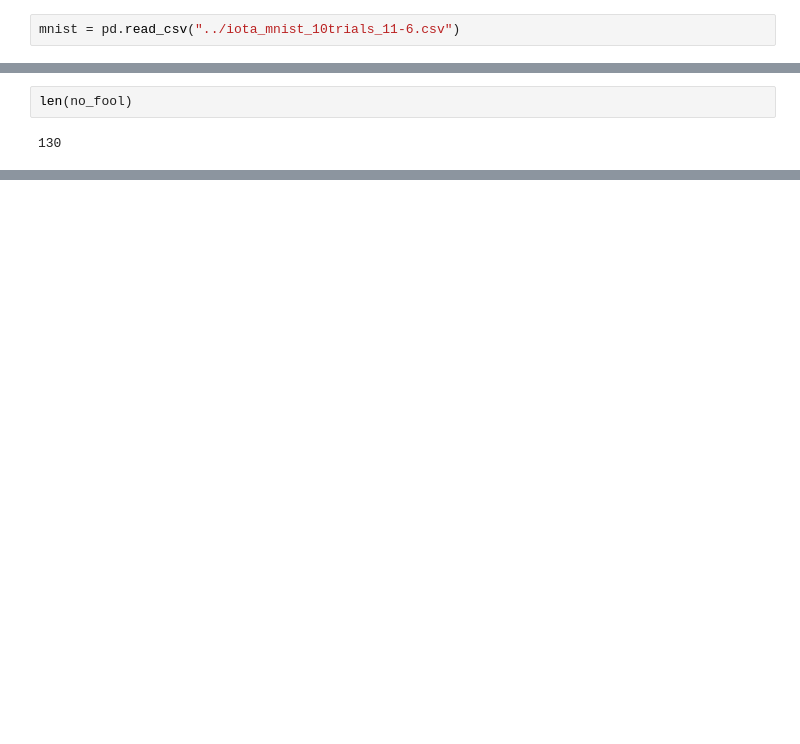
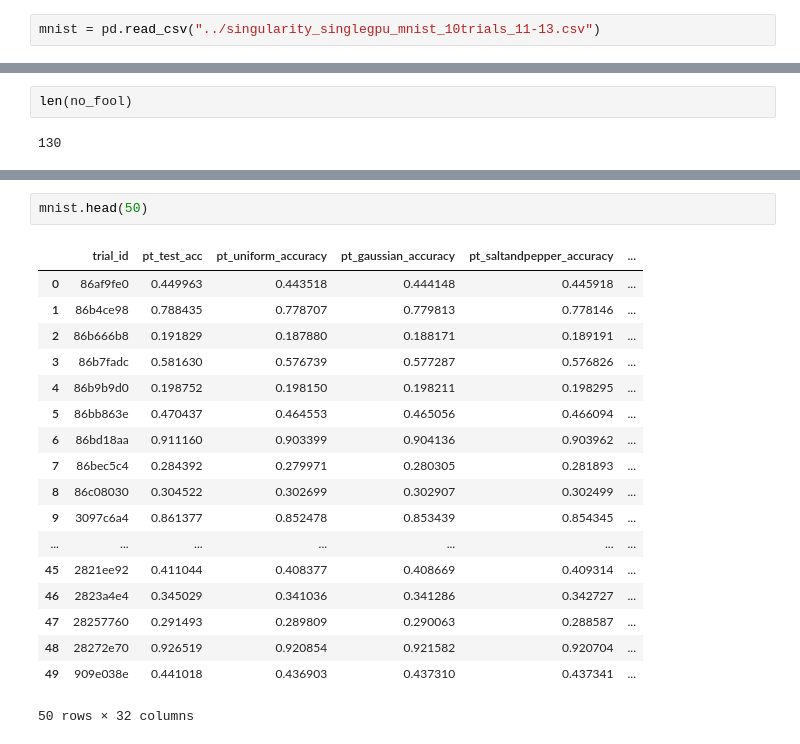
Before and after one commit to maxzvyagin/hyper_resilient_experiments, a Jupyter notebook: analysis/nofool_comp.ipynb, the cells around one changed output, grey strips where cells are left out. Cells and saved outputs as stored; diff of their text form; blank space fills up the shorter version.

```diff
--- a/analysis/nofool_comp.ipynb
+++ b/analysis/nofool_comp.ipynb
@@ -3,5 +3,5 @@
 # %%
 import pandas as pd
 # %%
-mnist = pd.read_csv("../iota_mnist_10trials_11-6.csv")
+mnist = pd.read_csv("../singularity_singlegpu_mnist_10trials_11-13.csv")
 # %%
@@ -28,0 +50,21 @@ no_fool_sorted = no_fool.sort_values['']
+# %%
+mnist.head(50)
+# %% [output]
+|  | trial_id | pt_test_acc | pt_uniform_accuracy | pt_gaussian_accuracy | pt_saltandpepper_accuracy | ... |
+| 0 | 86af9fe0 | 0.449963 | 0.443518 | 0.444148 | 0.445918 | ... |
+| 1 | 86b4ce98 | 0.788435 | 0.778707 | 0.779813 | 0.778146 | ... |
+| 2 | 86b666b8 | 0.191829 | 0.187880 | 0.188171 | 0.189191 | ... |
+| 3 | 86b7fadc | 0.581630 | 0.576739 | 0.577287 | 0.576826 | ... |
+| 4 | 86b9b9d0 | 0.198752 | 0.198150 | 0.198211 | 0.198295 | ... |
+| 5 | 86bb863e | 0.470437 | 0.464553 | 0.465056 | 0.466094 | ... |
+| 6 | 86bd18aa | 0.911160 | 0.903399 | 0.904136 | 0.903962 | ... |
+| 7 | 86bec5c4 | 0.284392 | 0.279971 | 0.280305 | 0.281893 | ... |
+| 8 | 86c08030 | 0.304522 | 0.302699 | 0.302907 | 0.302499 | ... |
+| 9 | 3097c6a4 | 0.861377 | 0.852478 | 0.853439 | 0.854345 | ... |
+| ... | ... | ... | ... | ... | ... | ... |
+| 45 | 2821ee92 | 0.411044 | 0.408377 | 0.408669 | 0.409314 | ... |
+| 46 | 2823a4e4 | 0.345029 | 0.341036 | 0.341286 | 0.342727 | ... |
+| 47 | 28257760 | 0.291493 | 0.289809 | 0.290063 | 0.288587 | ... |
+| 48 | 28272e70 | 0.926519 | 0.920854 | 0.921582 | 0.920704 | ... |
+| 49 | 909e038e | 0.441018 | 0.436903 | 0.437310 | 0.437341 | ... |
+50 rows × 32 columns
```
Also changed, not shown: parts of 5 cells of this notebook, 1 other file.
